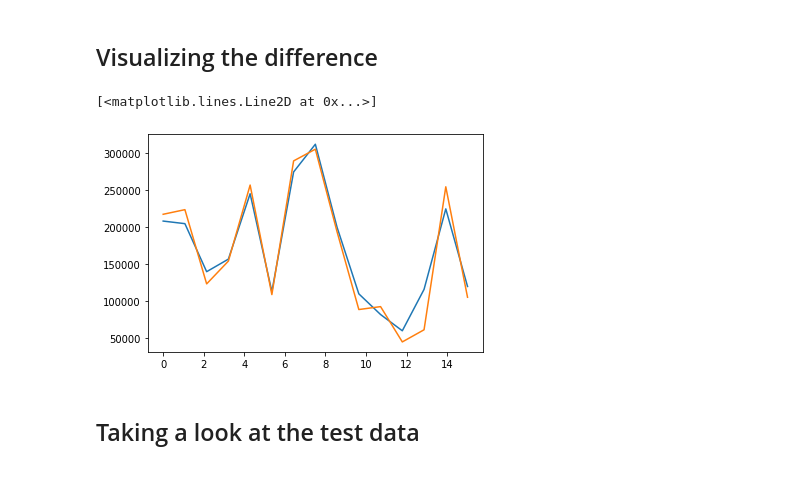
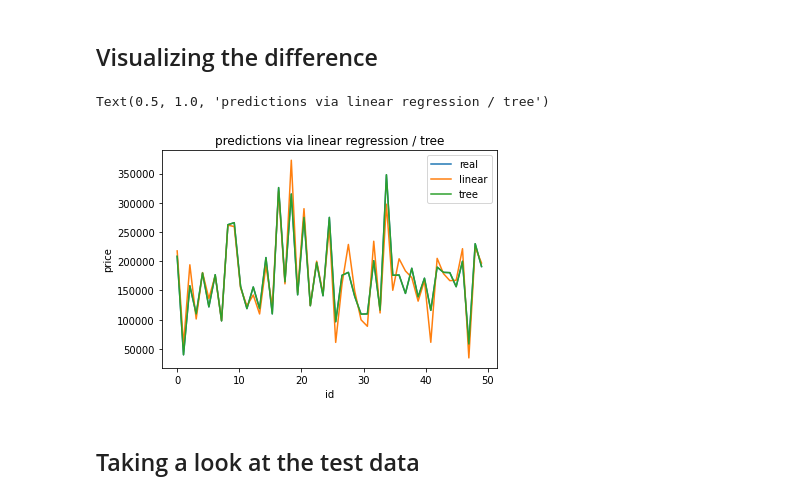
Before and after one commit to moon-strider/house-prices, a Jupyter notebook: houseprices.ipynb, the cells around one changed output. Cells and saved outputs as stored; diff of their text form; code cells hidden in the pictures.

Commit message:
decision tree added, compared to linear regression

```diff
--- a/houseprices.ipynb
+++ b/houseprices.ipynb
@@ -56,9 +57,11 @@ for i in range(len(columns)):
 ## Initializing the model and the necessary data
 # %%
 model = LinearRegression()
+tree_model = DecisionTreeRegressor(random_state=1)
 
 X = np.array(train_data[columns])
 y = np.array(train_data['SalePrice'])
 
 model.fit(X, y)
+tree_model.fit(X, y)
 # %% [output]
@@ -67,17 +70,20 @@ LinearRegression()
 ## Suboptimal testing using training data, calculating the difference between real and predicted price
 # %%
 x_to_pred = []
-x_pred = []
-x_real = []
-X_real = []
-X_pred = []
+x_pred, X_pred = [], []
+x_pred_tree, X_pred_tree = [], []
+x_real, X_real = [], []
+
 i = 1
 while i < len(train_data):
     x_to_pred.append(train_data[train_data['Id'] == i][['MSZoning','LotFrontage', 'LotArea', 'Alley', 'LandContour', 'Utilities', 'LandSlope', 'Neighborhood', 'Condition1', 'Condition2', 'BldgType', 'HouseStyle', 'OverallQual', 'OverallCond', 'YearBuilt', 'YearRemodAdd', 'RoofStyle', 'RoofMatl', 'Exterior1st', 'Exterior2nd', 'MasVnrType', 'MasVnrArea', 'ExterQual', 'ExterCond', 'Foundation', 'BsmtCond', 'BsmtExposure', 'BsmtFinType1', 'BsmtFinSF1', 'BsmtFinType2', 'BsmtFinSF2', 'TotalBsmtSF', 'Heating', 'HeatingQC', 'CentralAir', 'Electrical', '1stFlrSF', '2ndFlrSF', 'GrLivArea', 'BsmtFullBath', 'BsmtHalfBath', 'FullBath', 'HalfBath', 'BedroomAbvGr', 'KitchenAbvGr', 'KitchenQual', 'TotRmsAbvGrd', 'Functional', 'Fireplaces', 'FireplaceQu', 'GarageType', 'GarageYrBlt', 'GarageFinish', 'GarageCars', 'GarageArea', 'GarageQual', 'GarageCond', 'PavedDrive', 'PoolQC', 'Fence', 'MiscFeature', 'SaleType', 'SaleCondition']])
     x_real.append(train_data[train_data['Id'] == i]['SalePrice'])
     x_pred.append(model.predict(np.array(x_to_pred[len(x_to_pred) - 1])))
+    x_pred_tree.append(tree_model.predict(np.array(x_to_pred[len(x_to_pred) - 1])))
     X_real.append(x_real[len(x_to_pred) - 1].iloc[0])
     X_pred.append(x_pred[len(x_to_pred) - 1][0])
-    print(f"Real price: {X_real[len(X_real)-1]}, predicted: {X_pred[len(X_pred)-1]}, delta: {abs(X_pred[len(X_pred)-1] - X_real[len(X_real)-1])} ({round(X_pred[len(X_pred)-1] / X_real[len(X_real)-1] * 100, 2)}%)")
-    i += 100
+    X_pred_tree.append(x_pred_tree[len(x_to_pred) - 1][0])
+    print(f"Real price: {X_real[len(X_real)-1]}, predicted (linear): {X_pred[len(X_pred)-1]}, delta: {abs(X_pred[len(X_pred)-1] - X_real[len(X_real)-1])} ({round(X_pred[len(X_pred)-1] / X_real[len(X_real)-1] * 100, 2)}%)")
+    print(f"predicted (tree): {X_pred_tree[len(X_pred_tree)-1]}, delta: {abs(X_pred_tree[len(X_pred_tree)-1] - X_real[len(X_real)-1])} ({round(X_pred_tree[len(X_pred_tree)-1] / X_real[len(X_real)-1] * 100, 2)}%)")
+    i += 30
 # %% [output]
@@ -100,11 +108,16 @@ Real price: 120000, predicted: 105368.15526774831, delta: 14631.844732251688 (87
 ## Visualizing the difference
 # %%
 x_dif = np.linspace(0, len(X_real), len(X_real))
+plt.xlabel('id')
+plt.ylabel('price')
 plt.plot(x_dif, X_real)
 plt.plot(x_dif, X_pred)
+plt.plot(x_dif, X_pred_tree)
+plt.legend(['real', 'linear', 'tree'])
+plt.title('predictions via linear regression / tree')
 # %% [output]
-[<matplotlib.lines.Line2D at 0x...>]
+Text(0.5, 1.0, 'predictions via linear regression / tree')
-[figure, old version]
+[figure, new version]
 # %% [markdown]
 ## Taking a look at the test data
 # %%
```
Also changed, not shown: parts of 6 cells of this notebook.
